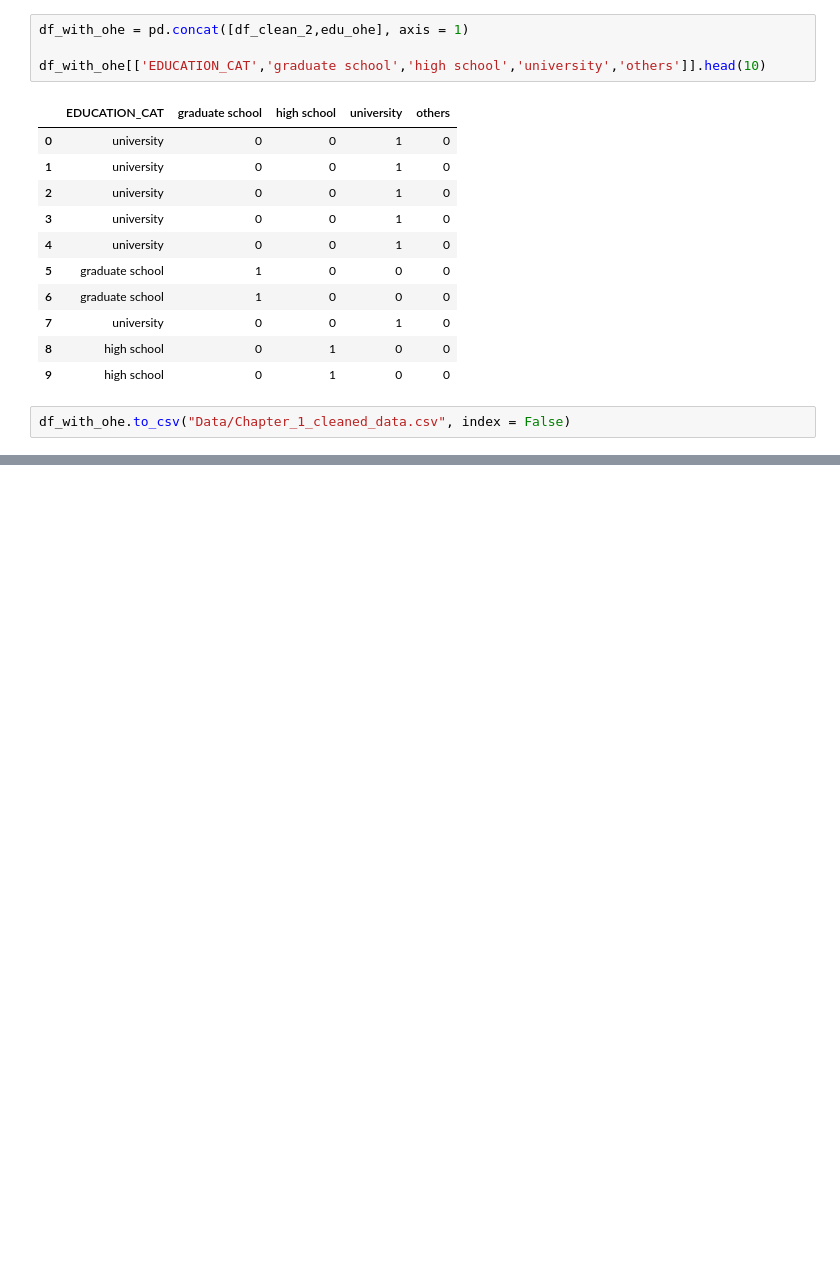
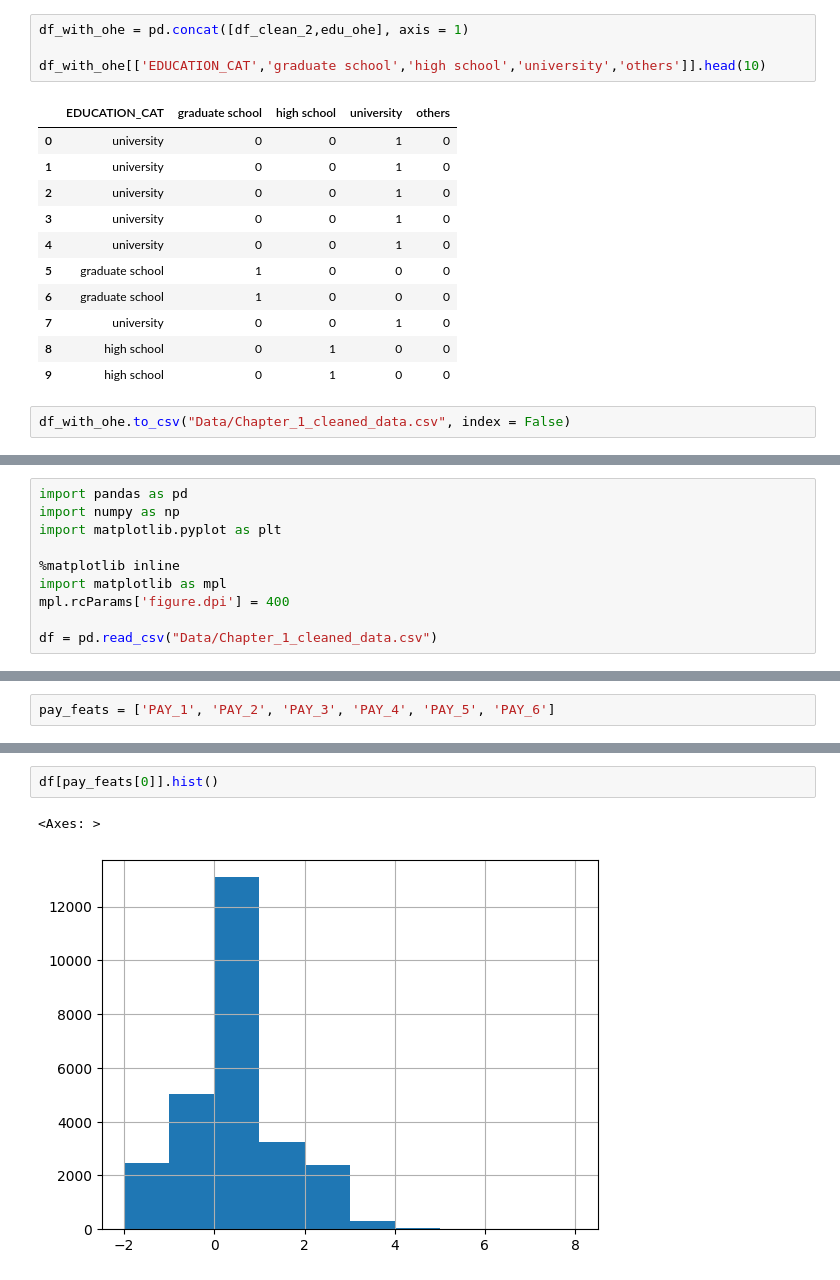
Before and after one commit to nikhilnjha/DS_Projects_with_Python, a Jupyter notebook: analysis.ipynb, the cells around one changed output, grey strips where cells are left out. Saved outputs shown, nothing was run; the diff lists cells and outputs as text; blank space fills up the shorter version.

```diff
--- a/analysis.ipynb
+++ b/analysis.ipynb
@@ -420,0 +423,10 @@ df_with_ohe.to_csv("Data/Chapter_1_cleaned_data.csv", index = False)
+# %%
+import pandas as pd
+import numpy as np
+import matplotlib.pyplot as plt
+
+%matplotlib inline
+import matplotlib as mpl
+mpl.rcParams['figure.dpi'] = 400
+
+df = pd.read_csv("Data/Chapter_1_cleaned_data.csv")
@@ -420,0 +458,2 @@ df_with_ohe.to_csv("Data/Chapter_1_cleaned_data.csv", index = False)
+# %%
+pay_feats = ['PAY_1', 'PAY_2', 'PAY_3', 'PAY_4', 'PAY_5', 'PAY_6']
@@ -420,0 +488,5 @@ df_with_ohe.to_csv("Data/Chapter_1_cleaned_data.csv", index = False)
+# %%
+df[pay_feats[0]].hist()
+# %% [output]
+<Axes: >
+[figure, added]
```
Also changed, not shown: parts of 13 cells of this notebook.
